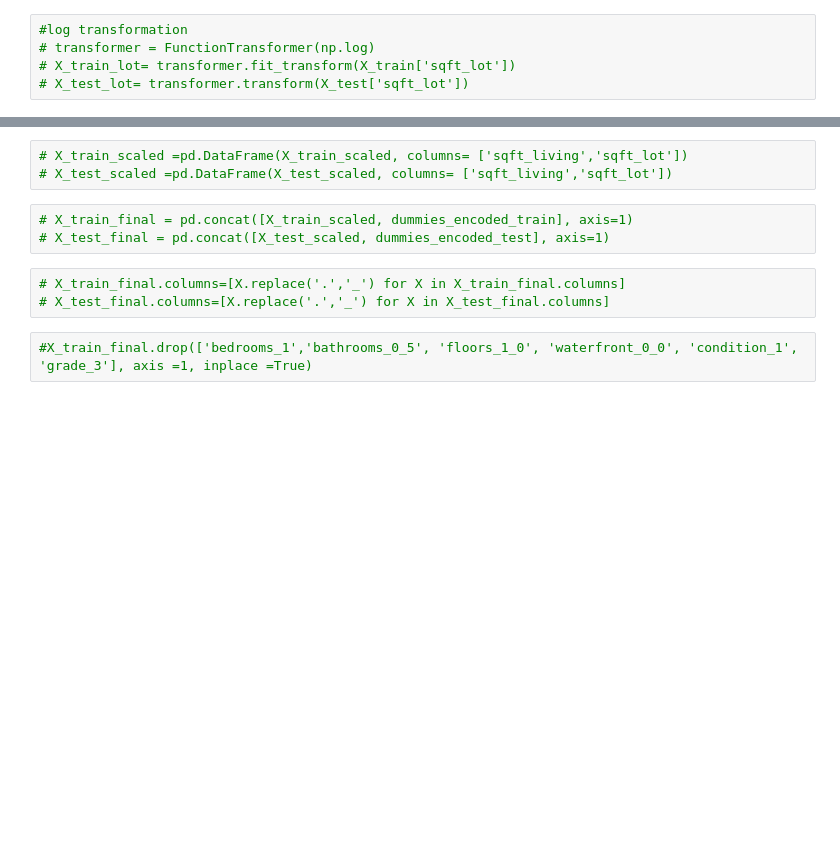
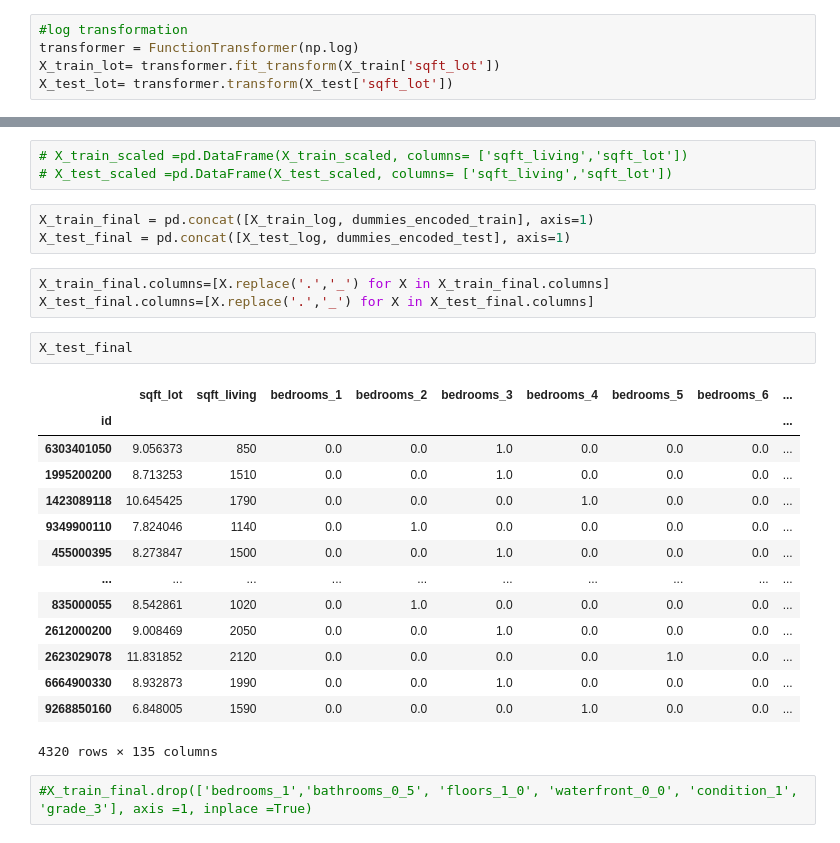
Before and after one commit to miazfryer/King_County_Regression, a Jupyter notebook: Sejin.ipynb, the cells around one changed output, grey strips where cells are left out. Cells and saved outputs as stored; diff of their text form; blank space fills up the shorter version.

```diff
--- a/Sejin.ipynb
+++ b/Sejin.ipynb
@@ -260,7 +246,7 @@ dummies_encoded_test = pd.DataFrame(dummies_encoded_test, columns=ohe.get_featur
 # %%
 #log transformation
-# transformer = FunctionTransformer(np.log)
-# X_train_lot= transformer.fit_transform(X_train['sqft_lot'])
-# X_test_lot= transformer.transform(X_test['sqft_lot'])
+transformer = FunctionTransformer(np.log)
+X_train_lot= transformer.fit_transform(X_train['sqft_lot'])
+X_test_lot= transformer.transform(X_test['sqft_lot'])
 # %%
 # # #combine the continuous columns
@@ -280,11 +266,28 @@ dummies_encoded_test = pd.DataFrame(dummies_encoded_test, columns=ohe.get_featur
 # X_train_scaled =pd.DataFrame(X_train_scaled, columns= ['sqft_living','sqft_lot'])
 # X_test_scaled =pd.DataFrame(X_test_scaled, columns= ['sqft_living','sqft_lot'])
 # %%
-# X_train_final = pd.concat([X_train_scaled, dummies_encoded_train], axis=1)
-# X_test_final = pd.concat([X_test_scaled, dummies_encoded_test], axis=1)
+X_train_final = pd.concat([X_train_log, dummies_encoded_train], axis=1)
+X_test_final = pd.concat([X_test_log, dummies_encoded_test], axis=1)
 # %%
-# X_train_final.columns=[X.replace('.','_') for X in X_train_final.columns]
-# X_test_final.columns=[X.replace('.','_') for X in X_test_final.columns]
+X_train_final.columns=[X.replace('.','_') for X in X_train_final.columns]
+X_test_final.columns=[X.replace('.','_') for X in X_test_final.columns]
+# %%
+X_test_final
+# %% [output]
+|  | sqft_lot | sqft_living | bedrooms_1 | bedrooms_2 | bedrooms_3 | bedrooms_4 | bedrooms_5 | bedrooms_6 | ... |
+| id |  |  |  |  |  |  |  |  | ... |
+| 6303401050 | 9.056373 | 850 | 0.0 | 0.0 | 1.0 | 0.0 | 0.0 | 0.0 | ... |
+| 1995200200 | 8.713253 | 1510 | 0.0 | 0.0 | 1.0 | 0.0 | 0.0 | 0.0 | ... |
+| 1423089118 | 10.645425 | 1790 | 0.0 | 0.0 | 0.0 | 1.0 | 0.0 | 0.0 | ... |
+| 9349900110 | 7.824046 | 1140 | 0.0 | 1.0 | 0.0 | 0.0 | 0.0 | 0.0 | ... |
+| 455000395 | 8.273847 | 1500 | 0.0 | 0.0 | 1.0 | 0.0 | 0.0 | 0.0 | ... |
+| ... | ... | ... | ... | ... | ... | ... | ... | ... | ... |
+| 835000055 | 8.542861 | 1020 | 0.0 | 1.0 | 0.0 | 0.0 | 0.0 | 0.0 | ... |
+| 2612000200 | 9.008469 | 2050 | 0.0 | 0.0 | 1.0 | 0.0 | 0.0 | 0.0 | ... |
+| 2623029078 | 11.831852 | 2120 | 0.0 | 0.0 | 0.0 | 0.0 | 1.0 | 0.0 | ... |
+| 6664900330 | 8.932873 | 1990 | 0.0 | 0.0 | 1.0 | 0.0 | 0.0 | 0.0 | ... |
+| 9268850160 | 6.848005 | 1590 | 0.0 | 0.0 | 0.0 | 1.0 | 0.0 | 0.0 | ... |
+4320 rows × 135 columns
 # %%
 #X_train_final.drop(['bedrooms_1','bathrooms_0_5', 'floors_1_0', 'waterfront_0_0', 'condition_1', 'grade_3'], axis =1, inplace =True)
 # %%
```
Also changed, not shown: parts of 14 cells of this notebook.
